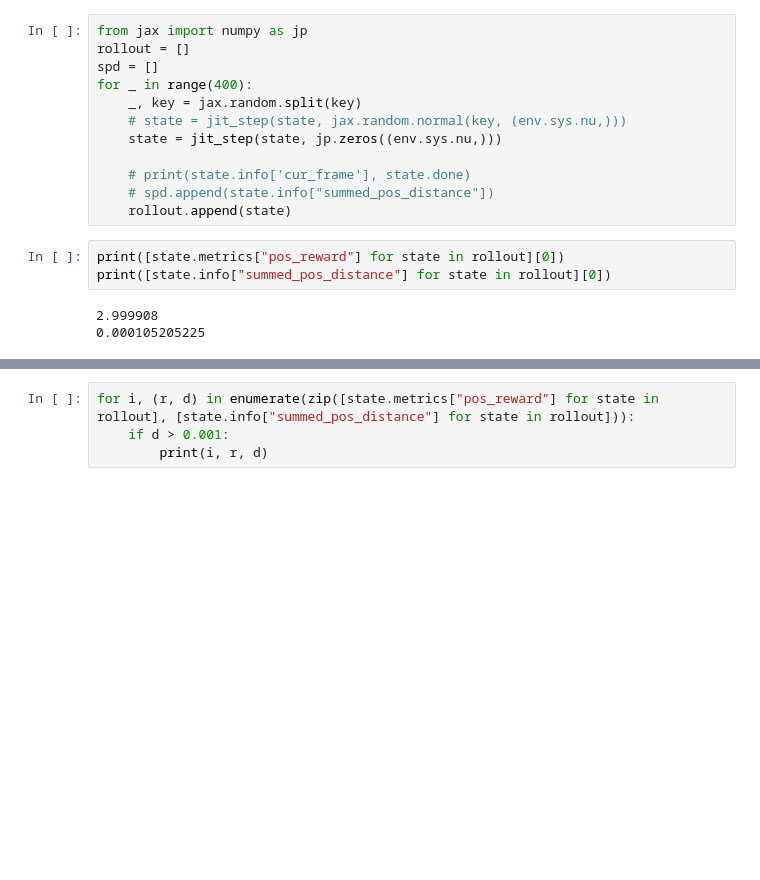
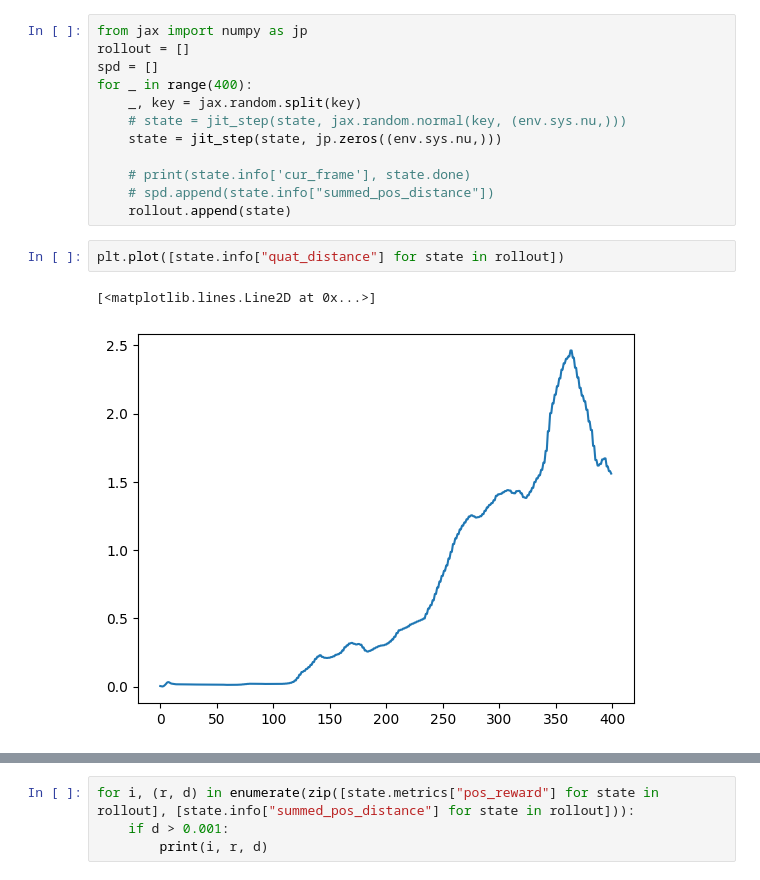
Before and after one commit to charles-zhng/Brax-Rodent-Run, a Jupyter notebook: env_testing.ipynb, the cells around one changed output, grey strips where cells are left out. Drawn from its saved outputs; the diff is of its cells as text; blank space fills up the shorter version.

```diff
--- a/env_testing.ipynb
+++ b/env_testing.ipynb
@@ -103,9 +145,8 @@ for _ in range(400):
     # print(state.info['cur_frame'], state.done)
     # spd.append(state.info["summed_pos_distance"])
     rollout.append(state)
-# %%
-print([state.metrics["pos_reward"] for state in rollout][0])
-print([state.info["summed_pos_distance"] for state in rollout][0])
-# %% [output]
-2.999908
-0.000105205225
+# %%
+plt.plot([state.info["quat_distance"] for state in rollout])
+# %% [output]
+[<matplotlib.lines.Line2D at 0x...>]
+[figure, added]
```
Also changed, not shown: parts of 15 cells of this notebook, 6 other files.
